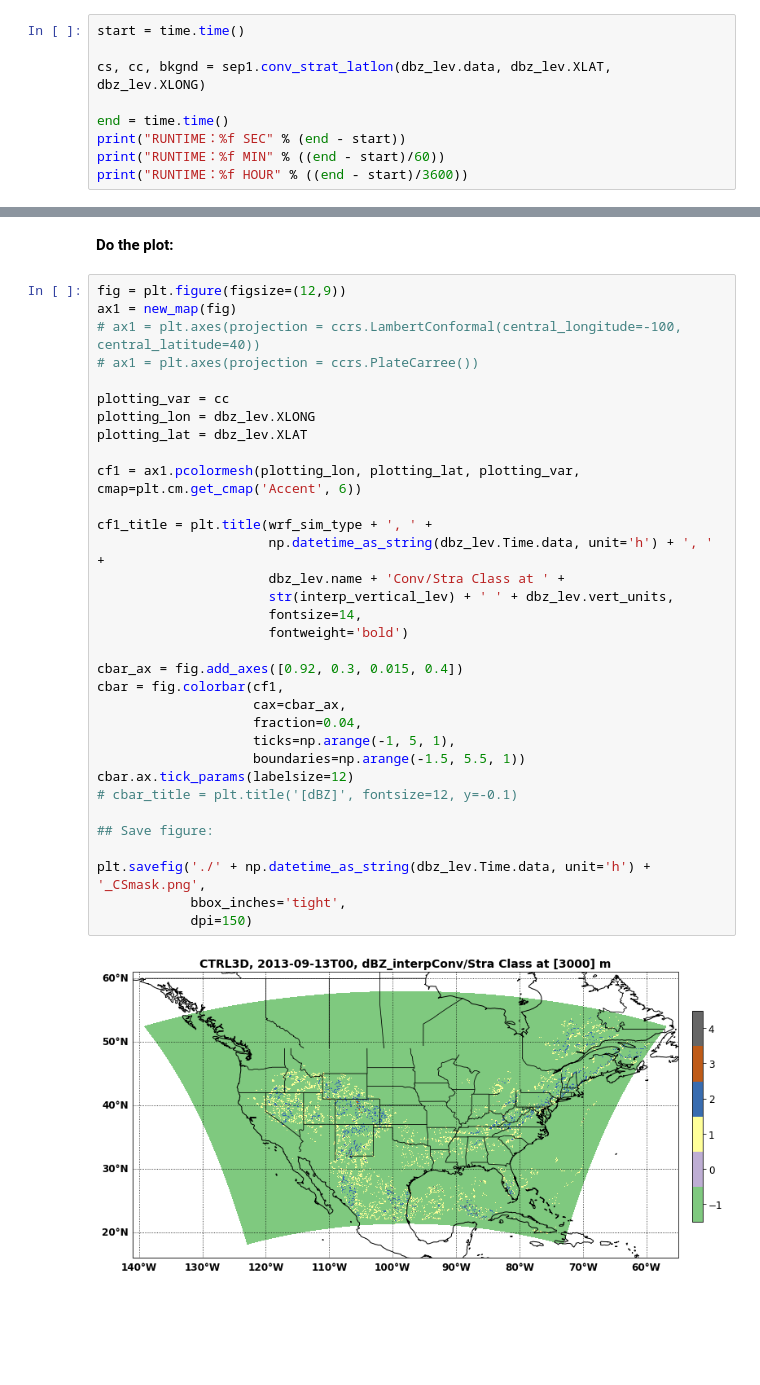
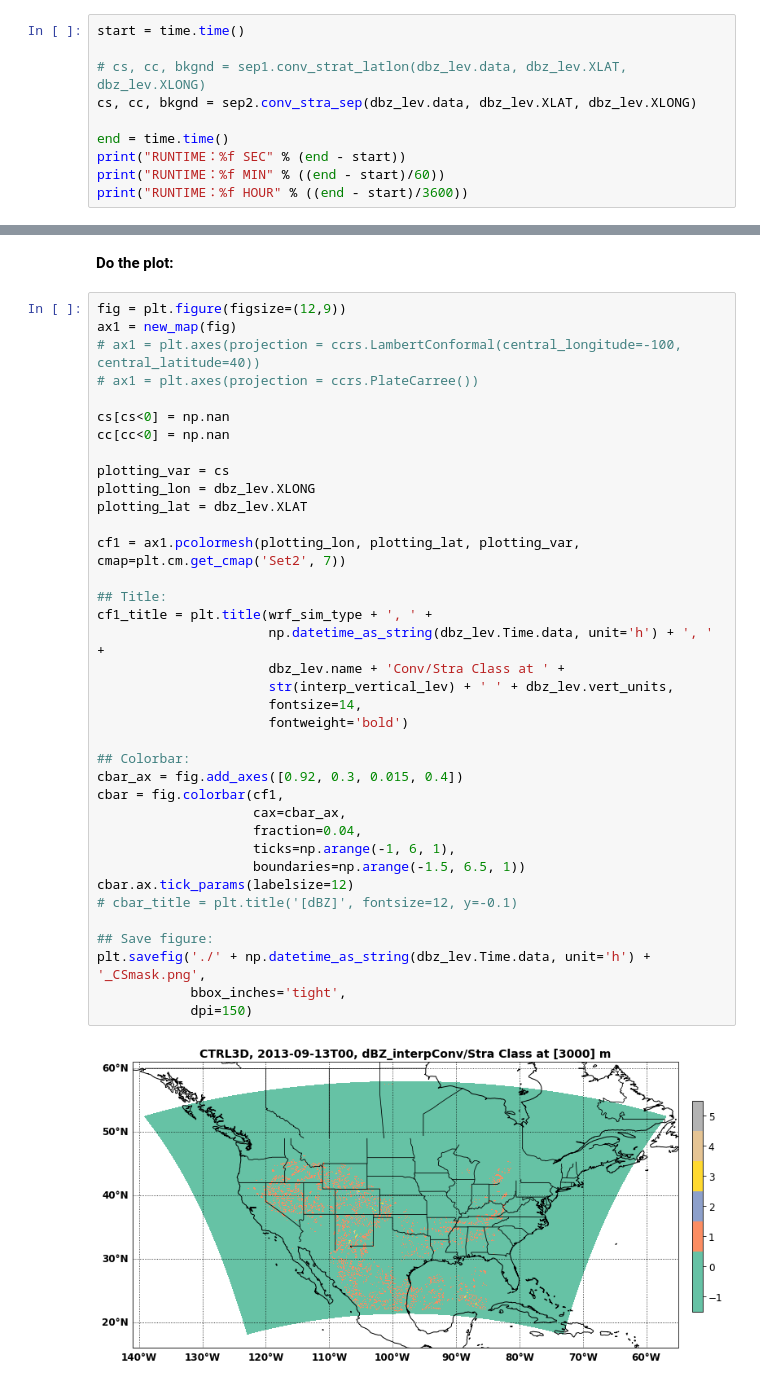
Before and after one commit to Lusicl/WRF_dBZ_Cloud_Classification, a Jupyter notebook: WRF_dBZ_Class_CONUS1/wrf_dbz_ConvStraMask_Plot_test.ipynb, the cells around one changed output, grey strips where cells are left out. Cells and saved outputs as stored; diff of their text form; blank space fills up the shorter version.

```diff
--- a/WRF_dBZ_Class_CONUS1/wrf_dbz_ConvStraMask_Plot_test.ipynb
+++ b/WRF_dBZ_Class_CONUS1/wrf_dbz_ConvStraMask_Plot_test.ipynb
@@ -72,7 +72,8 @@ dbz_lev = dbz_lev.assign_attrs(vert_units='m')
 # %%
 start = time.time()
 
-cs, cc, bkgnd = sep1.conv_strat_latlon(dbz_lev.data, dbz_lev.XLAT, dbz_lev.XLONG)
+# cs, cc, bkgnd = sep1.conv_strat_latlon(dbz_lev.data, dbz_lev.XLAT, dbz_lev.XLONG)
+cs, cc, bkgnd = sep2.conv_stra_sep(dbz_lev.data, dbz_lev.XLAT, dbz_lev.XLONG)
 
 end = time.time()
 print("RUNTIME：%f SEC" % (end - start))
@@ -139,35 +140,39 @@ def new_map(fig):
 # %%
 fig = plt.figure(figsize=(12,9))
 ax1 = new_map(fig)
 # ax1 = plt.axes(projection = ccrs.LambertConformal(central_longitude=-100, central_latitude=40))
 # ax1 = plt.axes(projection = ccrs.PlateCarree())
 
-plotting_var = cc
+cs[cs<0] = np.nan
+cc[cc<0] = np.nan
+
+plotting_var = cs
 plotting_lon = dbz_lev.XLONG
 plotting_lat = dbz_lev.XLAT
 
-cf1 = ax1.pcolormesh(plotting_lon, plotting_lat, plotting_var, cmap=plt.cm.get_cmap('Accent', 6))
+cf1 = ax1.pcolormesh(plotting_lon, plotting_lat, plotting_var, cmap=plt.cm.get_cmap('Set2', 7))
 
+## Title:
 cf1_title = plt.title(wrf_sim_type + ', ' +
                       np.datetime_as_string(dbz_lev.Time.data, unit='h') + ', ' +
                       dbz_lev.name + 'Conv/Stra Class at ' +
                       str(interp_vertical_lev) + ' ' + dbz_lev.vert_units,
                       fontsize=14,
                       fontweight='bold')
 
+## Colorbar:
 cbar_ax = fig.add_axes([0.92, 0.3, 0.015, 0.4])
 cbar = fig.colorbar(cf1,
                     cax=cbar_ax,
                     fraction=0.04,
-                    ticks=np.arange(-1, 5, 1),
-                    boundaries=np.arange(-1.5, 5.5, 1))
+                    ticks=np.arange(-1, 6, 1),
+                    boundaries=np.arange(-1.5, 6.5, 1))
 cbar.ax.tick_params(labelsize=12)
 # cbar_title = plt.title('[dBZ]', fontsize=12, y=-0.1)
 
 ## Save figure:
-
 plt.savefig('./' + np.datetime_as_string(dbz_lev.Time.data, unit='h') + '_CSmask.png',
             bbox_inches='tight',
             dpi=150)
 # %% [output]
-[figure, old version]
+[figure, new version]
```
Also changed, not shown: parts of 5 cells of this notebook, 2 other files.
